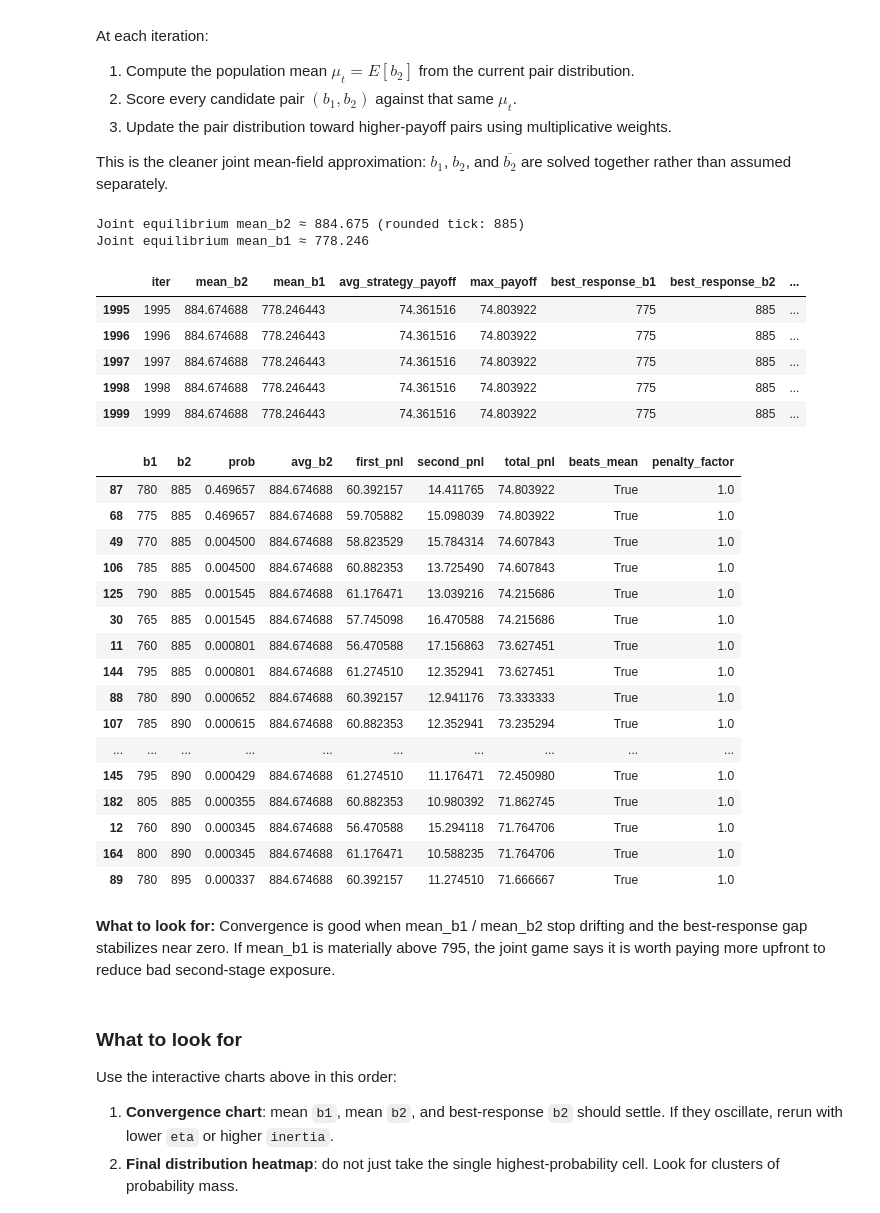
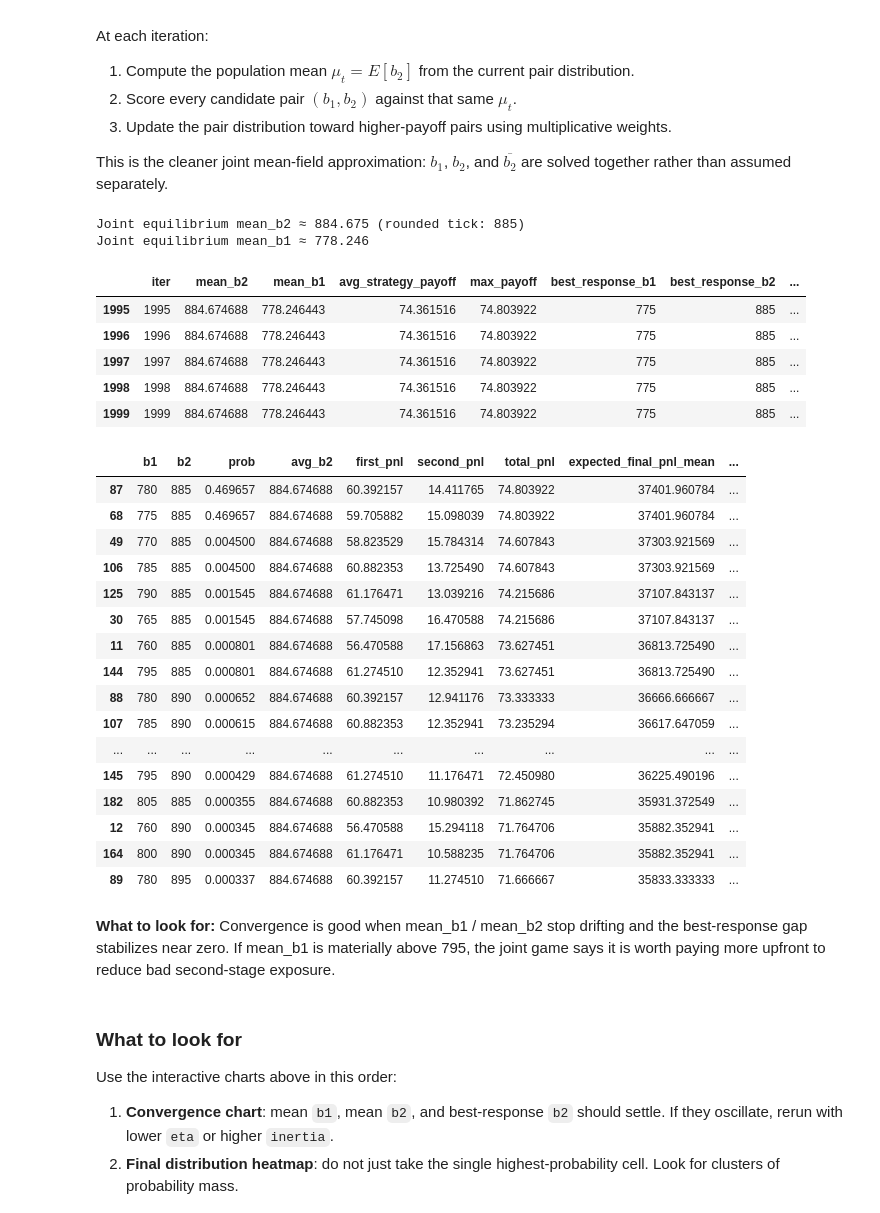
Before and after one commit to zhuyingw/88-Pineapple, a Jupyter notebook: Round_3/celestial_gardeners_mean_field_simulation.ipynb, the cells around one changed output. Saved outputs shown, nothing was run; the diff lists cells and outputs as text; code cells hidden in the pictures.

```diff
--- a/Round_3/celestial_gardeners_mean_field_simulation.ipynb
+++ b/Round_3/celestial_gardeners_mean_field_simulation.ipynb
@@ -53,7 +54,9 @@ FAIR_VALUE = 920
 LOW_RESERVE = 670
 HIGH_RESERVE = 920
 STEP = 5
-N_TEAMS = 4100
+N_TEAMS = 4100        # Population size used to simulate the mean second bid.
+TRADABLE = 500        # Starting assumption for how many counterparties we can trade.
+FINAL_PNL_SIMS = 2000 # Monte Carlo paths for final PnL over TRADABLE independent reserves.
 
 reserve_grid = np.arange(LOW_RESERVE, HIGH_RESERVE + STEP, STEP)
 bid_grid = np.arange(LOW_RESERVE, HIGH_RESERVE + STEP, STEP)
@@ -147,6 +186,11 @@ first_bid_df = pd.DataFrame({
     "b1": bid_grid,
     "first_bid_expected_pnl": [first_bid_only_pnl(b) for b in bid_grid],
 })
+first_bid_final = first_bid_df.apply(
+    lambda row: pd.Series(summarize_final_pnl(row["b1"], LOW_RESERVE, LOW_RESERVE, seed=7000 + int(row["b1"]))),
+    axis=1,
+)
+first_bid_df = pd.concat([first_bid_df, first_bid_final.add_prefix("first_bid_")], axis=1)
 best_first = first_bid_df.loc[first_bid_df["first_bid_expected_pnl"].idxmax()]
 display(best_first)
 
@@ -155,7 +199,13 @@ fig = px.line(
     x="b1",
     y="first_bid_expected_pnl",
     markers=True,
-    hover_data={"b1": ":.0f", "first_bid_expected_pnl": ":.4f"},
+    hover_data={
+        "b1": ":.0f",
+        "first_bid_expected_pnl": ":.4f",
+        "first_bid_final_pnl_mean": ":.2f",
+        "first_bid_final_pnl_5pct": ":.2f",
+        "first_bid_final_pnl_95pct": ":.2f",
+    },
 )
 fig.add_vline(
     x=best_first["b1"],
@@ -293,16 +355,23 @@ fig = go.Figure()
 
 for mu in selected_means:
     _, df = best_response_b2_given_mean(b1_base, mu)
+    final_df = df.apply(
+        lambda row: pd.Series(summarize_final_pnl(b1_base, row["b2"], mu, seed=2000 + int(mu) + int(row["b2"]))),
+        axis=1,
+    )
+    df = pd.concat([df, final_df], axis=1)
     fig.add_trace(go.Scatter(
         x=df["b2"],
         y=df["total_pnl"],
         mode="lines+markers",
         name=f"avg_b2={mu}",
-        customdata=df[["first_pnl", "second_pnl", "penalty_factor", "beats_mean"]],
+        customdata=df[["total_pnl", "final_pnl_mean", "final_pnl_5pct", "final_pnl_95pct", "first_pnl", "second_pnl", "penalty_factor", "beats_mean"]],
         hovertemplate=(
-            "b2=%{x:.0f}<br>total_pnl=%{y:.4f}<br>"
-            "first_pnl=%{customdata[0]:.4f}<br>second_pnl=%{customdata[1]:.4f}<br>"
-            "penalty=%{customdata[2]:.4f}<br>beats_mean=%{customdata[3]}<extra></extra>"
+            "b2=%{x:.0f}<br>total_pnl_per_counterparty=%{customdata[0]:.4f}<br>"
+            "final_pnl_mean=%{customdata[1]:.2f}<br>"
+            "final_pnl_5pct=%{customdata[2]:.2f}<br>final_pnl_95pct=%{customdata[3]:.2f}<br>"
+            "first_pnl=%{customdata[4]:.4f}<br>second_pnl=%{customdata[5]:.4f}<br>"
+            "penalty=%{customdata[6]:.4f}<br>beats_mean=%{customdata[7]}<extra></extra>"
         ),
     ))
 
@@ -645,6 +745,7 @@ def score_pairs_against_mean(pair_grid, avg_b2):
             "first_pnl": first,
             "second_pnl": second,
             "total_pnl": total,
+            "expected_final_pnl_mean": total * TRADABLE,
             "beats_mean": row.b2 > avg_b2,
             "penalty_factor": penalty_factor(row.b2, avg_b2),
         })
@@ -770,50 +871,50 @@ fig = go.Figure(data=go.Heatmap(
     colorscale="RdYlGn",
     hovertemplate="b1=%{y}<br>b2=%{x}<br>PnL=%{z:.4f}<extra></extra>",
 ))
 clean_fig(fig, f"Expected PnL Surface at Endogenous mean_b2≈{joint_mu:.2f}", "b2", "b1", hovermode="closest", height=650)
 fig.show()
 
 # Marginals make it easier to see which b1/b2 levels the population concentrates on.
 b1_marginal = joint_dist.groupby("b1", as_index=False)["prob"].sum()
 b2_marginal = joint_dist.groupby("b2", as_index=False)["prob"].sum()
 
 fig = go.Figure()
 fig.add_trace(go.Bar(
     x=b1_marginal["b1"], y=b1_marginal["prob"], name="b1 marginal",
     hovertemplate="b1=%{x}<br>prob=%{y:.6f}<extra></extra>",
 ))
 fig.add_trace(go.Bar(
     x=b2_marginal["b2"], y=b2_marginal["prob"], name="b2 marginal",
     hovertemplate="b2=%{x}<br>prob=%{y:.6f}<extra></extra>",
 ))
 clean_fig(fig, "Joint Mean-Field Marginal Bid Distributions", "Bid level", "Probability mass")
 fig.show()
 # %% [output]
 Joint equilibrium mean_b2 ≈ 884.675 (rounded tick: 885)
 Joint equilibrium mean_b1 ≈ 778.246
 |  | iter | mean_b2 | mean_b1 | avg_strategy_payoff | max_payoff | best_response_b1 | best_response_b2 | ... |
 | 1995 | 1995 | 884.674688 | 778.246443 | 74.361516 | 74.803922 | 775 | 885 | ... |
 | 1996 | 1996 | 884.674688 | 778.246443 | 74.361516 | 74.803922 | 775 | 885 | ... |
 | 1997 | 1997 | 884.674688 | 778.246443 | 74.361516 | 74.803922 | 775 | 885 | ... |
 | 1998 | 1998 | 884.674688 | 778.246443 | 74.361516 | 74.803922 | 775 | 885 | ... |
 | 1999 | 1999 | 884.674688 | 778.246443 | 74.361516 | 74.803922 | 775 | 885 | ... |
-|  | b1 | b2 | prob | avg_b2 | first_pnl | second_pnl | total_pnl | beats_mean | penalty_factor |
-| 87 | 780 | 885 | 0.469657 | 884.674688 | 60.392157 | 14.411765 | 74.803922 | True | 1.0 |
-| 68 | 775 | 885 | 0.469657 | 884.674688 | 59.705882 | 15.098039 | 74.803922 | True | 1.0 |
-| 49 | 770 | 885 | 0.004500 | 884.674688 | 58.823529 | 15.784314 | 74.607843 | True | 1.0 |
-| 106 | 785 | 885 | 0.004500 | 884.674688 | 60.882353 | 13.725490 | 74.607843 | True | 1.0 |
-| 125 | 790 | 885 | 0.001545 | 884.674688 | 61.176471 | 13.039216 | 74.215686 | True | 1.0 |
-| 30 | 765 | 885 | 0.001545 | 884.674688 | 57.745098 | 16.470588 | 74.215686 | True | 1.0 |
-| 11 | 760 | 885 | 0.000801 | 884.674688 | 56.470588 | 17.156863 | 73.627451 | True | 1.0 |
-| 144 | 795 | 885 | 0.000801 | 884.674688 | 61.274510 | 12.352941 | 73.627451 | True | 1.0 |
-| 88 | 780 | 890 | 0.000652 | 884.674688 | 60.392157 | 12.941176 | 73.333333 | True | 1.0 |
-| 107 | 785 | 890 | 0.000615 | 884.674688 | 60.882353 | 12.352941 | 73.235294 | True | 1.0 |
+|  | b1 | b2 | prob | avg_b2 | first_pnl | second_pnl | total_pnl | expected_final_pnl_mean | ... |
+| 87 | 780 | 885 | 0.469657 | 884.674688 | 60.392157 | 14.411765 | 74.803922 | 37401.960784 | ... |
+| 68 | 775 | 885 | 0.469657 | 884.674688 | 59.705882 | 15.098039 | 74.803922 | 37401.960784 | ... |
+| 49 | 770 | 885 | 0.004500 | 884.674688 | 58.823529 | 15.784314 | 74.607843 | 37303.921569 | ... |
+| 106 | 785 | 885 | 0.004500 | 884.674688 | 60.882353 | 13.725490 | 74.607843 | 37303.921569 | ... |
+| 125 | 790 | 885 | 0.001545 | 884.674688 | 61.176471 | 13.039216 | 74.215686 | 37107.843137 | ... |
+| 30 | 765 | 885 | 0.001545 | 884.674688 | 57.745098 | 16.470588 | 74.215686 | 37107.843137 | ... |
+| 11 | 760 | 885 | 0.000801 | 884.674688 | 56.470588 | 17.156863 | 73.627451 | 36813.725490 | ... |
+| 144 | 795 | 885 | 0.000801 | 884.674688 | 61.274510 | 12.352941 | 73.627451 | 36813.725490 | ... |
+| 88 | 780 | 890 | 0.000652 | 884.674688 | 60.392157 | 12.941176 | 73.333333 | 36666.666667 | ... |
+| 107 | 785 | 890 | 0.000615 | 884.674688 | 60.882353 | 12.352941 | 73.235294 | 36617.647059 | ... |
 | ... | ... | ... | ... | ... | ... | ... | ... | ... | ... |
-| 145 | 795 | 890 | 0.000429 | 884.674688 | 61.274510 | 11.176471 | 72.450980 | True | 1.0 |
-| 182 | 805 | 885 | 0.000355 | 884.674688 | 60.882353 | 10.980392 | 71.862745 | True | 1.0 |
-| 12 | 760 | 890 | 0.000345 | 884.674688 | 56.470588 | 15.294118 | 71.764706 | True | 1.0 |
-| 164 | 800 | 890 | 0.000345 | 884.674688 | 61.176471 | 10.588235 | 71.764706 | True | 1.0 |
-| 89 | 780 | 895 | 0.000337 | 884.674688 | 60.392157 | 11.274510 | 71.666667 | True | 1.0 |
+| 145 | 795 | 890 | 0.000429 | 884.674688 | 61.274510 | 11.176471 | 72.450980 | 36225.490196 | ... |
+| 182 | 805 | 885 | 0.000355 | 884.674688 | 60.882353 | 10.980392 | 71.862745 | 35931.372549 | ... |
+| 12 | 760 | 890 | 0.000345 | 884.674688 | 56.470588 | 15.294118 | 71.764706 | 35882.352941 | ... |
+| 164 | 800 | 890 | 0.000345 | 884.674688 | 61.176471 | 10.588235 | 71.764706 | 35882.352941 | ... |
+| 89 | 780 | 895 | 0.000337 | 884.674688 | 60.392157 | 11.274510 | 71.666667 | 35833.333333 | ... |
 **What to look for:** Convergence is good when mean_b1 / mean_b2 stop drifting and the best-response gap stabilizes near zero. If mean_b1 is materially above 795, the joint game says it is worth paying more upfront to reduce bad second-stage exposure.
 # %% [markdown]
 ### What to look for
```
Also changed, not shown: parts of 11 cells of this notebook.
